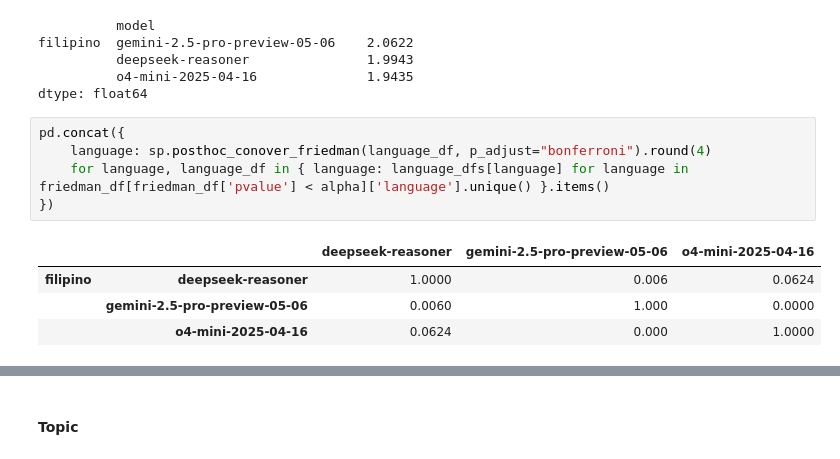
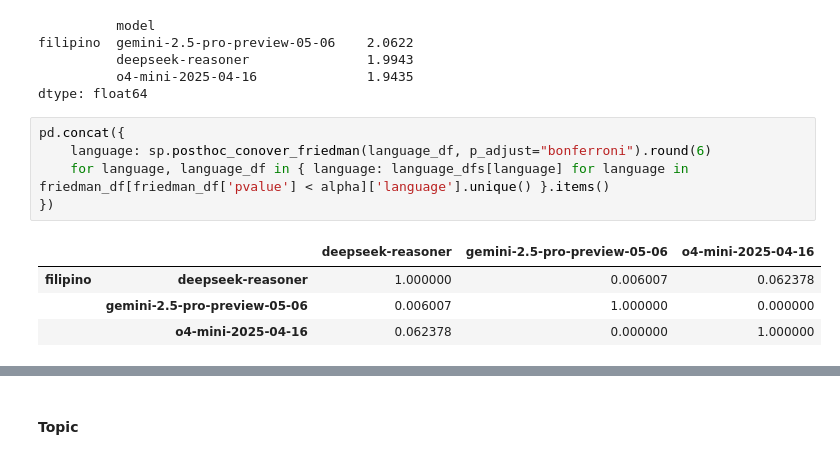
Before and after one commit to Dawsxn/CSMODEL_MCO, a Jupyter notebook: phase_2.ipynb, the cells around one changed output, grey strips where cells are left out. Cells and saved outputs as stored; diff of their text form.

```diff
--- a/phase_2.ipynb
+++ b/phase_2.ipynb
@@ -698,11 +700,11 @@ filipino  gemini-2.5-pro-preview-05-06    2.0622
 dtype: float64
 # %%
 pd.concat({
-    language: sp.posthoc_conover_friedman(language_df, p_adjust="bonferroni").round(4)
+    language: sp.posthoc_conover_friedman(language_df, p_adjust="bonferroni").round(6)
     for language, language_df in { language: language_dfs[language] for language in friedman_df[friedman_df['pvalue'] < alpha]['language'].unique() }.items()
 })
 # %% [output]
 |  |  | deepseek-reasoner | gemini-2.5-pro-preview-05-06 | o4-mini-2025-04-16 |
-| filipino | deepseek-reasoner | 1.0000 | 0.006 | 0.0624 |
-|  | gemini-2.5-pro-preview-05-06 | 0.0060 | 1.000 | 0.0000 |
-|  | o4-mini-2025-04-16 | 0.0624 | 0.000 | 1.0000 |
+| filipino | deepseek-reasoner | 1.000000 | 0.006007 | 0.062378 |
+|  | gemini-2.5-pro-preview-05-06 | 0.006007 | 1.000000 | 0.000000 |
+|  | o4-mini-2025-04-16 | 0.062378 | 0.000000 | 1.000000 |
```
Also changed, not shown: parts of 5 cells of this notebook.
